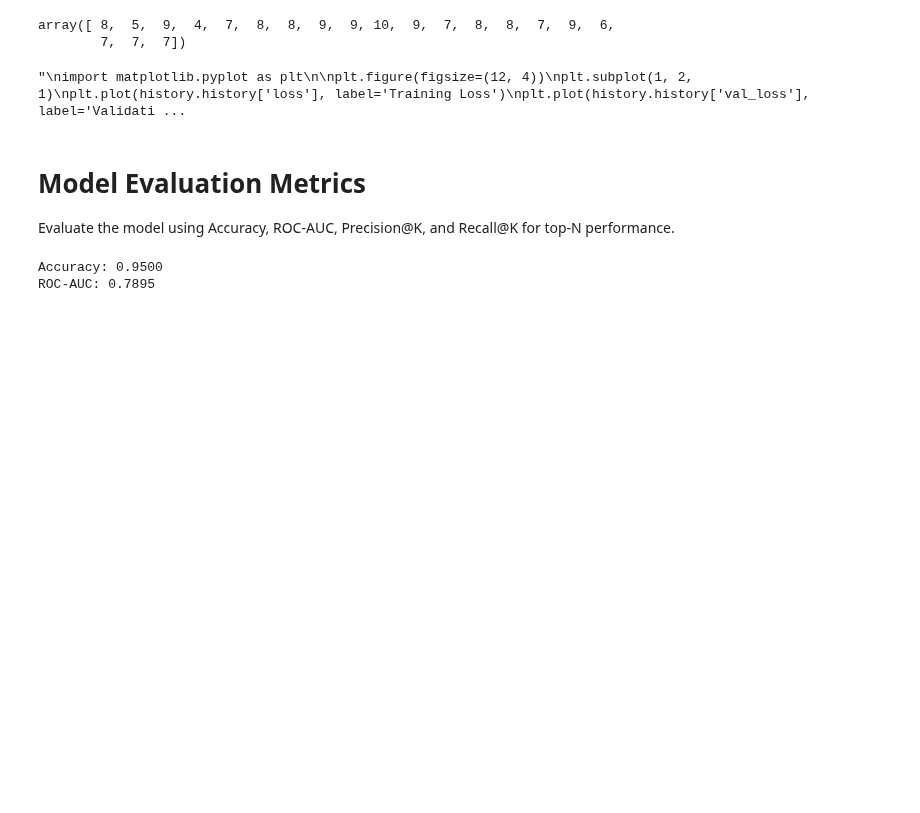
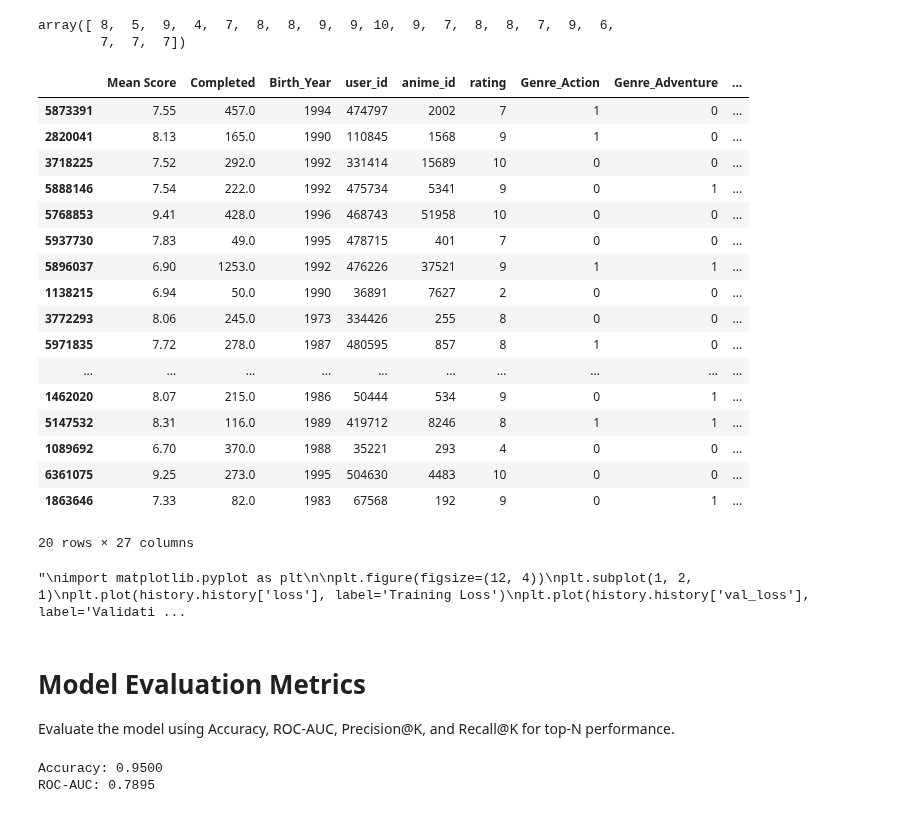
Before and after one commit to SavageCat05/Manga-Recommender, a Jupyter notebook: core/NN.ipynb, the cells around one changed output. Cells and saved outputs as stored; diff of their text form; code cells hidden in the pictures; blank space fills up the shorter version.

```diff
--- a/core/NN.ipynb
+++ b/core/NN.ipynb
@@ -936,6 +934,27 @@ Y_test[:20]
 # %% [output]
 array([ 8,  5,  9,  4,  7,  8,  8,  9,  9, 10,  9,  7,  8,  8,  7,  9,  6,
         7,  7,  7])
+# %%
+user_input_sample.head(20)
+# %% [output]
+|  | Mean Score | Completed | Birth_Year | user_id | anime_id | rating | Genre_Action | Genre_Adventure | ... |
+| 5873391 | 7.55 | 457.0 | 1994 | 474797 | 2002 | 7 | 1 | 0 | ... |
+| 2820041 | 8.13 | 165.0 | 1990 | 110845 | 1568 | 9 | 1 | 0 | ... |
+| 3718225 | 7.52 | 292.0 | 1992 | 331414 | 15689 | 10 | 0 | 0 | ... |
+| 5888146 | 7.54 | 222.0 | 1992 | 475734 | 5341 | 9 | 0 | 1 | ... |
+| 5768853 | 9.41 | 428.0 | 1996 | 468743 | 51958 | 10 | 0 | 0 | ... |
+| 5937730 | 7.83 | 49.0 | 1995 | 478715 | 401 | 7 | 0 | 0 | ... |
+| 5896037 | 6.90 | 1253.0 | 1992 | 476226 | 37521 | 9 | 1 | 1 | ... |
+| 1138215 | 6.94 | 50.0 | 1990 | 36891 | 7627 | 2 | 0 | 0 | ... |
+| 3772293 | 8.06 | 245.0 | 1973 | 334426 | 255 | 8 | 0 | 0 | ... |
+| 5971835 | 7.72 | 278.0 | 1987 | 480595 | 857 | 8 | 1 | 0 | ... |
+| ... | ... | ... | ... | ... | ... | ... | ... | ... | ... |
+| 1462020 | 8.07 | 215.0 | 1986 | 50444 | 534 | 9 | 0 | 1 | ... |
+| 5147532 | 8.31 | 116.0 | 1989 | 419712 | 8246 | 8 | 1 | 1 | ... |
+| 1089692 | 6.70 | 370.0 | 1988 | 35221 | 293 | 4 | 0 | 0 | ... |
+| 6361075 | 9.25 | 273.0 | 1995 | 504630 | 4483 | 10 | 0 | 0 | ... |
+| 1863646 | 7.33 | 82.0 | 1983 | 67568 | 192 | 9 | 0 | 1 | ... |
+20 rows × 27 columns
 # %%
 # Optional: Plot training history
 # Uncomment if you're running in an environment that supports plotting
```
Also changed, not shown: parts of 12 cells of this notebook.
